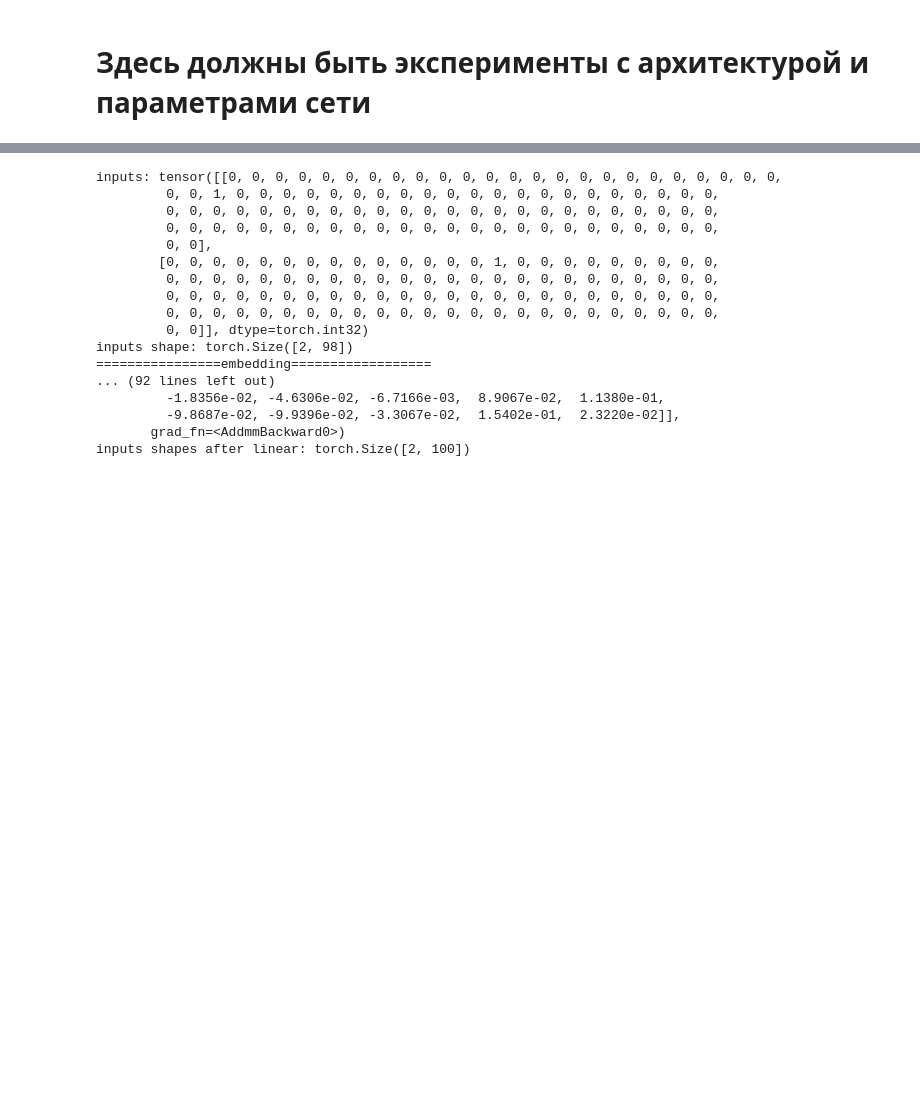
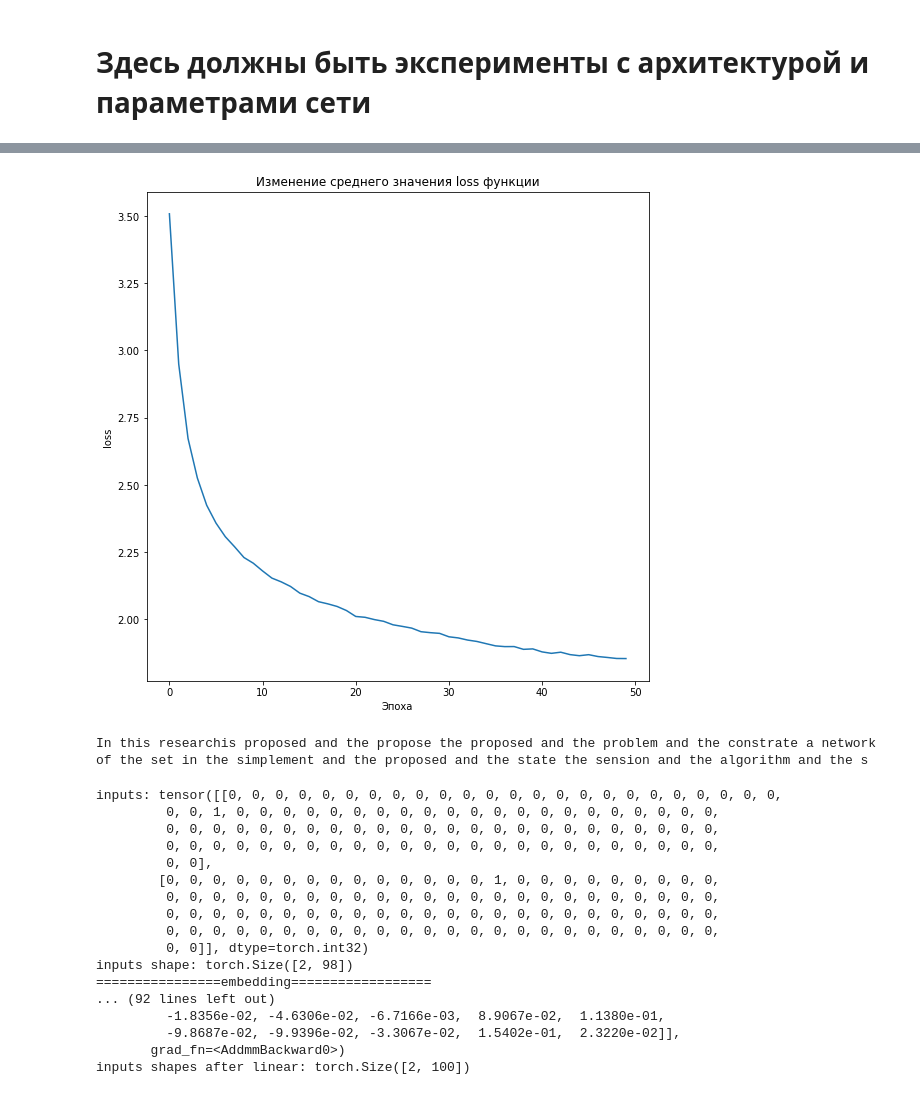
Before and after one commit to DenisKabanov/computational_linguistics_lab4, a Jupyter notebook: Lab4_1.ipynb, the cells around one changed output, grey strips where cells are left out. Saved outputs shown, nothing was run; the diff lists cells and outputs as text; code cells hidden in the pictures; blank space fills up the shorter version.

```diff
--- a/Lab4_1.ipynb
+++ b/Lab4_1.ipynb
@@ -535,0 +695,13 @@ class RNN(nn.Module):
+# %%
+plt.figure(figsize=(9, 9))
+plt.title("Изменение среднего значения loss функции")
+plt.xlabel("Эпоха")
+plt.ylabel("loss")
+plt.plot(l_avg)
+plt.show()
+# %% [output]
+[figure, added]
+# %%
+print(generate(net, device, text_dataset, 'In this research', 200, .2), '\n')
+# %% [output]
+In this researchis proposed and the propose the proposed and the problem and the constrate a network of the set in the simplement and the proposed and the state the sension and the algorithm and the s
```
Also changed, not shown: parts of 21 cells of this notebook, 9 other files.
